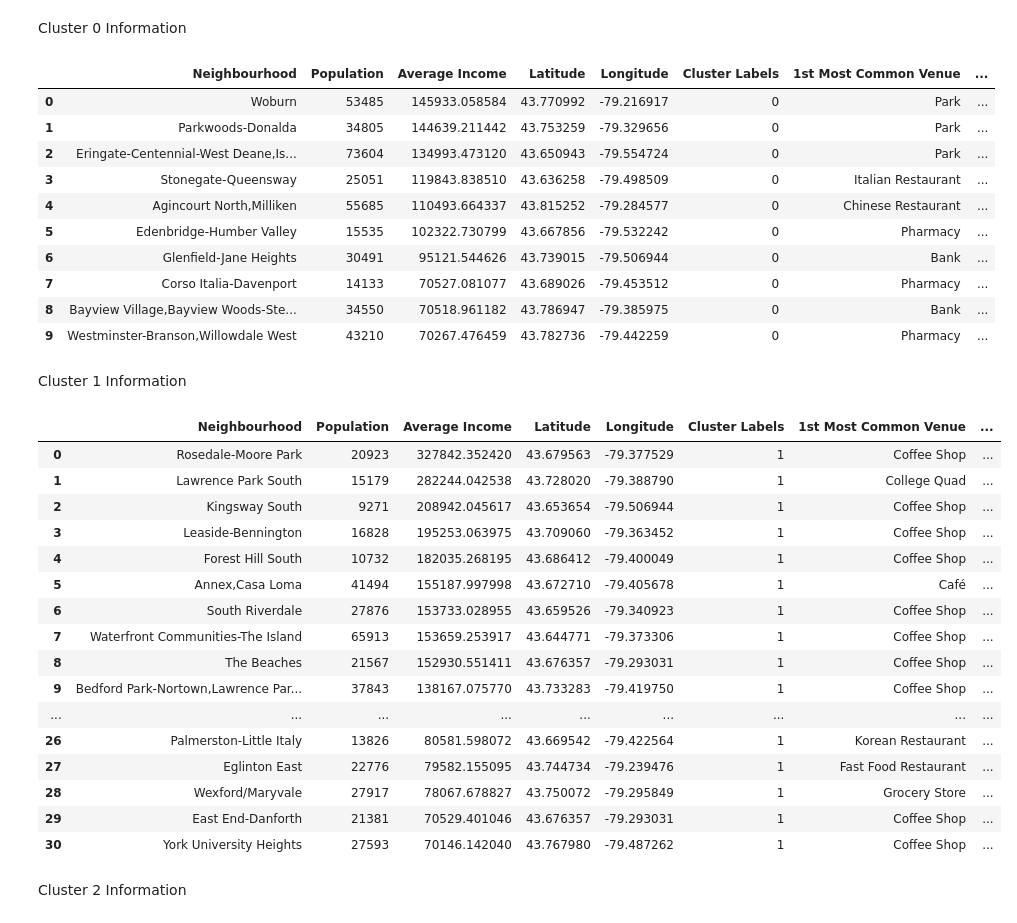
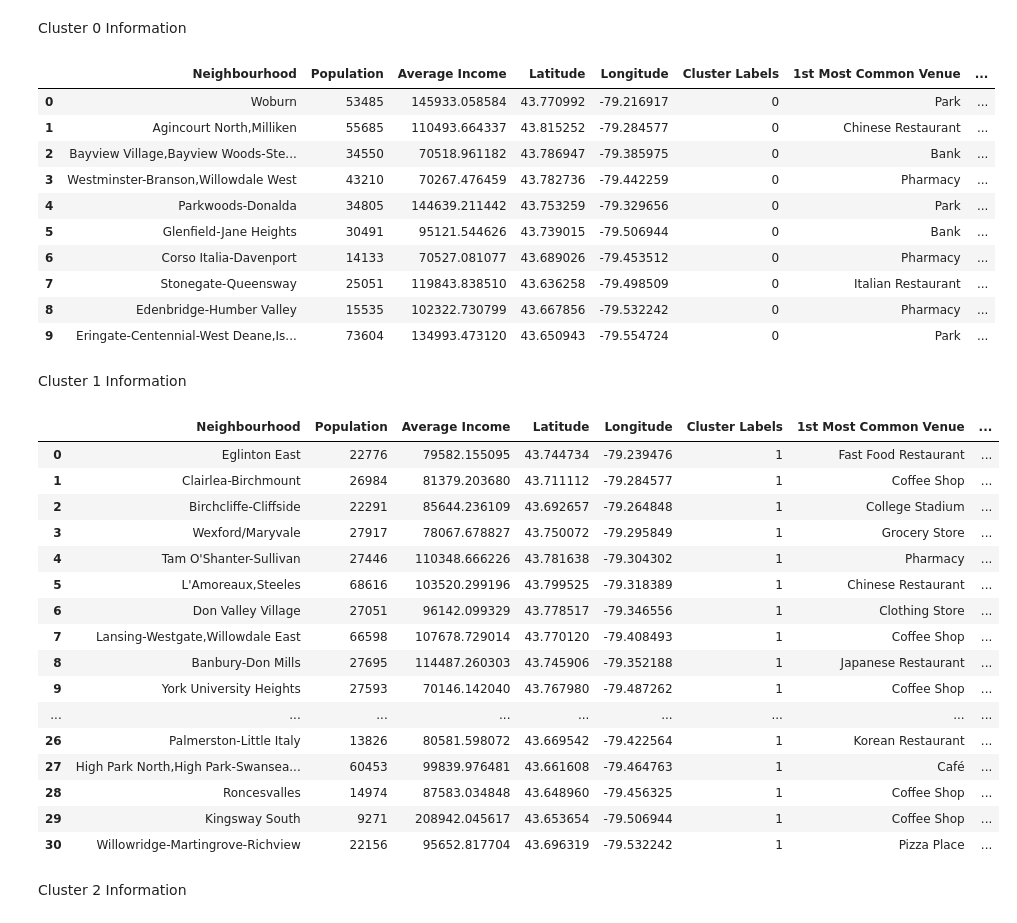
Before and after one commit to henru98/Coursera_Capstone, a Jupyter notebook: TorontoRestaurantLocation.ipynb, the cells around one changed output. Cells and saved outputs as stored; diff of their text form; code cells hidden in the pictures.

```diff
--- a/TorontoRestaurantLocation.ipynb
+++ b/TorontoRestaurantLocation.ipynb
@@ -443,8 +431,8 @@ dfn.loc[0,'Neighbourhood']
 # %%
-n_latitude = dfn.loc[0, 'Latitude'] # neighborhood latitude value
-n_longitude = dfn.loc[0, 'Longitude'] # neighborhood longitude value
+n_latitude = df_LocationDG.loc[0, 'Latitude'] # neighborhood latitude value
+n_longitude = df_LocationDG.loc[0, 'Longitude'] # neighborhood longitude value
 
-n_name = dfn.loc[0, 'Neighbourhood'] # neighborhood name
+n_name = df_LocationDG.loc[0, 'Neighbourhood'] # neighborhood name
 
 print('Latitude and longitude values of {} are {}, {}.'.format(n_name,
                                                                n_latitude,
@@ -498,7 +486,7 @@ Visualize the neighbourhood on map
 map_TorontoNeighbourhoods = folium.Map(location=[latitude, longitude], zoom_start=12)
 
 # add markers to map
-for lat, lng, label in zip(dfn['Latitude'], dfn['Longitude'], dfn['Neighbourhood']):
+for lat, lng, label in zip(df_LocationDG['Latitude'], df_LocationDG['Longitude'], df_LocationDG['Neighbourhood']):
     label = folium.Popup(label, parse_html=True)
     folium.CircleMarker(
         [lat, lng],
@@ -604,8 +585,8 @@ def getNearbyVenues(names, latitudes, longitudes, radius=1000):
 
     return(nearby_venues)
 # %%
-Toronto_venues = getNearbyVenues(names=dfn['Neighbourhood'],
-                                   latitudes=dfn['Latitude'],
-                                   longitudes=dfn['Longitude']
+Toronto_venues = getNearbyVenues(names=df_LocationDG['Neighbourhood'],
+                                   latitudes=df_LocationDG['Latitude'],
+                                   longitudes=df_LocationDG['Longitude']
                                 )
 # %% [output]
@@ -1001,7 +986,7 @@ array([0, 1, 1, 1, 0], dtype=int32)
 # add clustering labels
 neighborhoods_venues_sorted.insert(0, 'Cluster Labels', kmeans.labels_)
 
-Toronto_merged = dfn
+Toronto_merged = df_LocationDG
 
 # merge toronto_grouped with toronto_data to add latitude/longitude for each neighborhood
 Toronto_merged = Toronto_merged.join(neighborhoods_venues_sorted.set_index('Neighborhood'), on='Neighbourhood')
@@ -1048,45 +1033,45 @@ Toronto_merged.head()
 # %% [markdown]
 Cluster 0 Information
 # %%
-dfc1=Toronto_merged.loc[Toronto_merged['Cluster Labels'] == 0, Toronto_merged.columns[[2,3] + list(range(6, Toronto_merged.shape[1]))]]
-dfc1.reset_index(drop=True, inplace=True)
-dfc1
+df_cluster0=Toronto_merged.loc[Toronto_merged['Cluster Labels'] == 0, Toronto_merged.columns[[2,3] + list(range(6, Toronto_merged.shape[1]))]]
+df_cluster0.reset_index(drop=True, inplace=True)
+df_cluster0
 # %% [output]
 |  | Neighbourhood | Population | Average Income | Latitude | Longitude | Cluster Labels | 1st Most Common Venue | ... |
 | 0 | Woburn | 53485 | 145933.058584 | 43.770992 | -79.216917 | 0 | Park | ... |
-| 1 | Parkwoods-Donalda | 34805 | 144639.211442 | 43.753259 | -79.329656 | 0 | Park | ... |
-| 2 | Eringate-Centennial-West Deane,Is... | 73604 | 134993.473120 | 43.650943 | -79.554724 | 0 | Park | ... |
-| 3 | Stonegate-Queensway | 25051 | 119843.838510 | 43.636258 | -79.498509 | 0 | Italian Restaurant | ... |
-| 4 | Agincourt North,Milliken | 55685 | 110493.664337 | 43.815252 | -79.284577 | 0 | Chinese Restaurant | ... |
-| 5 | Edenbridge-Humber Valley | 15535 | 102322.730799 | 43.667856 | -79.532242 | 0 | Pharmacy | ... |
-| 6 | Glenfield-Jane Heights | 30491 | 95121.544626 | 43.739015 | -79.506944 | 0 | Bank | ... |
-| 7 | Corso Italia-Davenport | 14133 | 70527.081077 | 43.689026 | -79.453512 | 0 | Pharmacy | ... |
-| 8 | Bayview Village,Bayview Woods-Ste... | 34550 | 70518.961182 | 43.786947 | -79.385975 | 0 | Bank | ... |
-| 9 | Westminster-Branson,Willowdale West | 43210 | 70267.476459 | 43.782736 | -79.442259 | 0 | Pharmacy | ... |
+| 1 | Agincourt North,Milliken | 55685 | 110493.664337 | 43.815252 | -79.284577 | 0 | Chinese Restaurant | ... |
+| 2 | Bayview Village,Bayview Woods-Ste... | 34550 | 70518.961182 | 43.786947 | -79.385975 | 0 | Bank | ... |
+| 3 | Westminster-Branson,Willowdale West | 43210 | 70267.476459 | 43.782736 | -79.442259 | 0 | Pharmacy | ... |
+| 4 | Parkwoods-Donalda | 34805 | 144639.211442 | 43.753259 | -79.329656 | 0 | Park | ... |
+| 5 | Glenfield-Jane Heights | 30491 | 95121.544626 | 43.739015 | -79.506944 | 0 | Bank | ... |
+| 6 | Corso Italia-Davenport | 14133 | 70527.081077 | 43.689026 | -79.453512 | 0 | Pharmacy | ... |
+| 7 | Stonegate-Queensway | 25051 | 119843.838510 | 43.636258 | -79.498509 | 0 | Italian Restaurant | ... |
+| 8 | Edenbridge-Humber Valley | 15535 | 102322.730799 | 43.667856 | -79.532242 | 0 | Pharmacy | ... |
+| 9 | Eringate-Centennial-West Deane,Is... | 73604 | 134993.473120 | 43.650943 | -79.554724 | 0 | Park | ... |
 # %% [markdown]
 Cluster 1 Information
 # %%
-dfc2 = Toronto_merged.loc[Toronto_merged['Cluster Labels'] == 1, Toronto_merged.columns[[2,3] + list(range(6, Toronto_merged.shape[1]))]]
-dfc2.reset_index(drop=True, inplace=True)
-dfc2
+df_cluster1 = Toronto_merged.loc[Toronto_merged['Cluster Labels'] == 1, Toronto_merged.columns[[2,3] + list(range(6, Toronto_merged.shape[1]))]]
+df_cluster1.reset_index(drop=True, inplace=True)
+df_cluster1
 # %% [output]
 |  | Neighbourhood | Population | Average Income | Latitude | Longitude | Cluster Labels | 1st Most Common Venue | ... |
-| 0 | Rosedale-Moore Park | 20923 | 327842.352420 | 43.679563 | -79.377529 | 1 | Coffee Shop | ... |
-| 1 | Lawrence Park South | 15179 | 282244.042538 | 43.728020 | -79.388790 | 1 | College Quad | ... |
-| 2 | Kingsway South | 9271 | 208942.045617 | 43.653654 | -79.506944 | 1 | Coffee Shop | ... |
-| 3 | Leaside-Bennington | 16828 | 195253.063975 | 43.709060 | -79.363452 | 1 | Coffee Shop | ... |
-| 4 | Forest Hill South | 10732 | 182035.268195 | 43.686412 | -79.400049 | 1 | Coffee Shop | ... |
-| 5 | Annex,Casa Loma | 41494 | 155187.997998 | 43.672710 | -79.405678 | 1 | Café | ... |
-| 6 | South Riverdale | 27876 | 153733.028955 | 43.659526 | -79.340923 | 1 | Coffee Shop | ... |
-| 7 | Waterfront Communities-The Island | 65913 | 153659.253917 | 43.644771 | -79.373306 | 1 | Coffee Shop | ... |
-| 8 | The Beaches | 21567 | 152930.551411 | 43.676357 | -79.293031 | 1 | Coffee Shop | ... |
-| 9 | Bedford Park-Nortown,Lawrence Par... | 37843 | 138167.075770 | 43.733283 | -79.419750 | 1 | Coffee Shop | ... |
+| 0 | Eglinton East | 22776 | 79582.155095 | 43.744734 | -79.239476 | 1 | Fast Food Restaurant | ... |
+| 1 | Clairlea-Birchmount | 26984 | 81379.203680 | 43.711112 | -79.284577 | 1 | Coffee Shop | ... |
+| 2 | Birchcliffe-Cliffside | 22291 | 85644.236109 | 43.692657 | -79.264848 | 1 | College Stadium | ... |
+| 3 | Wexford/Maryvale | 27917 | 78067.678827 | 43.750072 | -79.295849 | 1 | Grocery Store | ... |
+| 4 | Tam O'Shanter-Sullivan | 27446 | 110348.666226 | 43.781638 | -79.304302 | 1 | Pharmacy | ... |
+| 5 | L'Amoreaux,Steeles | 68616 | 103520.299196 | 43.799525 | -79.318389 | 1 | Chinese Restaurant | ... |
+| 6 | Don Valley Village | 27051 | 96142.099329 | 43.778517 | -79.346556 | 1 | Clothing Store | ... |
+| 7 | Lansing-Westgate,Willowdale East | 66598 | 107678.729014 | 43.770120 | -79.408493 | 1 | Coffee Shop | ... |
+| 8 | Banbury-Don Mills | 27695 | 114487.260303 | 43.745906 | -79.352188 | 1 | Japanese Restaurant | ... |
+| 9 | York University Heights | 27593 | 70146.142040 | 43.767980 | -79.487262 | 1 | Coffee Shop | ... |
 | ... | ... | ... | ... | ... | ... | ... | ... | ... |
 | 26 | Palmerston-Little Italy | 13826 | 80581.598072 | 43.669542 | -79.422564 | 1 | Korean Restaurant | ... |
-| 27 | Eglinton East | 22776 | 79582.155095 | 43.744734 | -79.239476 | 1 | Fast Food Restaurant | ... |
-| 28 | Wexford/Maryvale | 27917 | 78067.678827 | 43.750072 | -79.295849 | 1 | Grocery Store | ... |
-| 29 | East End-Danforth | 21381 | 70529.401046 | 43.676357 | -79.293031 | 1 | Coffee Shop | ... |
-| 30 | York University Heights | 27593 | 70146.142040 | 43.767980 | -79.487262 | 1 | Coffee Shop | ... |
+| 27 | High Park North,High Park-Swansea... | 60453 | 99839.976481 | 43.661608 | -79.464763 | 1 | Café | ... |
+| 28 | Roncesvalles | 14974 | 87583.034848 | 43.648960 | -79.456325 | 1 | Coffee Shop | ... |
+| 29 | Kingsway South | 9271 | 208942.045617 | 43.653654 | -79.506944 | 1 | Coffee Shop | ... |
+| 30 | Willowridge-Martingrove-Richview | 22156 | 95652.817704 | 43.696319 | -79.532242 | 1 | Pizza Place | ... |
 # %% [markdown]
 Cluster 2 Information
 # %%
```
Also changed, not shown: parts of 39 cells of this notebook.
